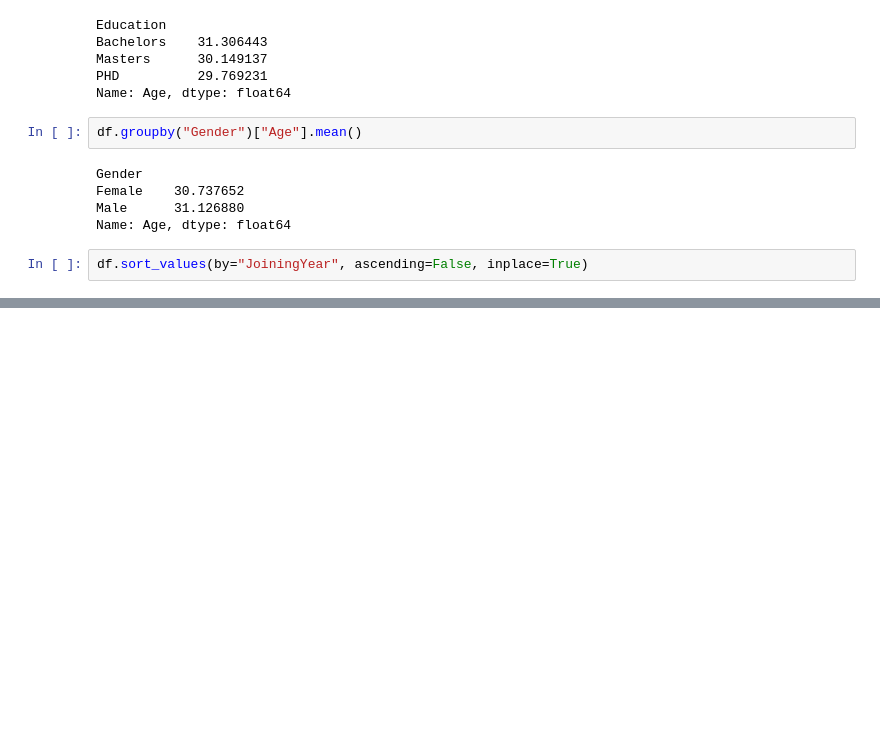
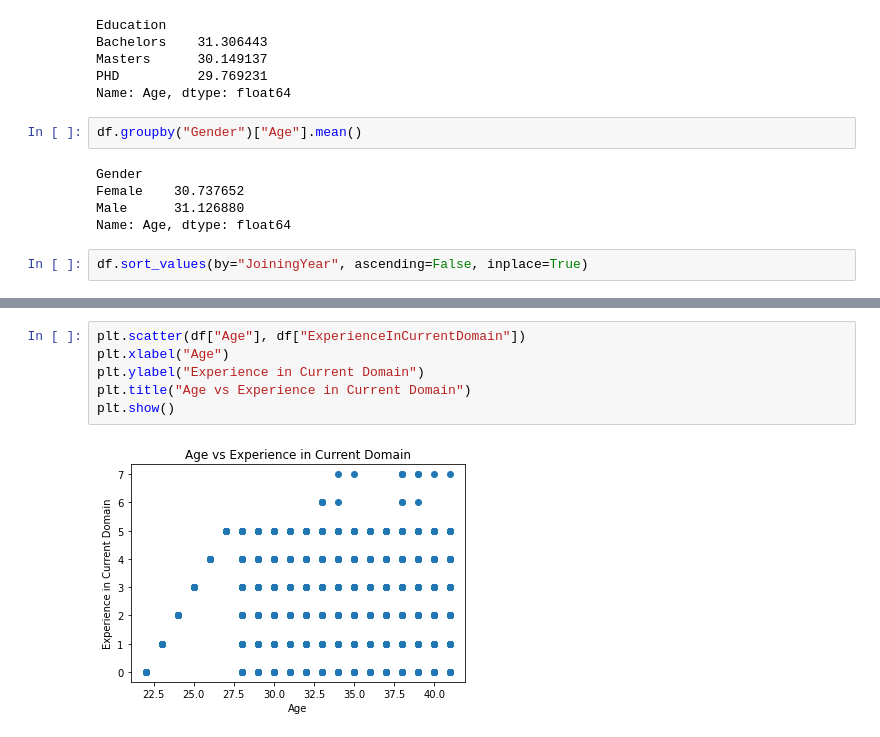
Before and after one commit to halchemylab/employee-classification-machine-learning-project, a Jupyter notebook: notebook.ipynb, the cells around one changed output, grey strips where cells are left out. Drawn from its saved outputs; the diff is of its cells as text; blank space fills up the shorter version.

```diff
--- a/notebook.ipynb
+++ b/notebook.ipynb
@@ -83,0 +108,8 @@ df.sort_values(by="JoiningYear", ascending=False, inplace=True)
+# %%
+plt.scatter(df["Age"], df["ExperienceInCurrentDomain"])
+plt.xlabel("Age")
+plt.ylabel("Experience in Current Domain")
+plt.title("Age vs Experience in Current Domain")
+plt.show()
+# %% [output]
+[figure, added]
```
Also changed, not shown: parts of 3 cells of this notebook.
